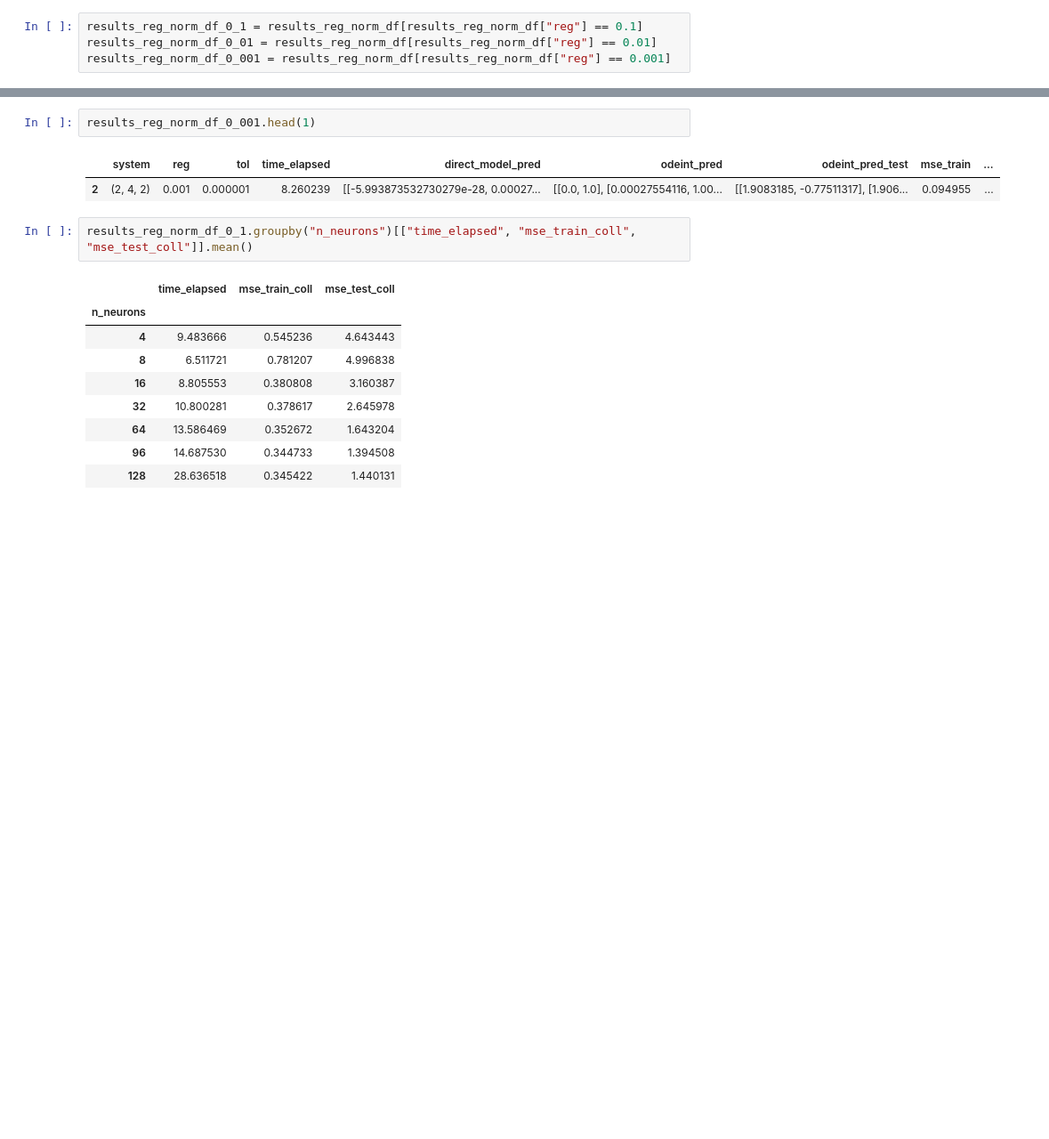
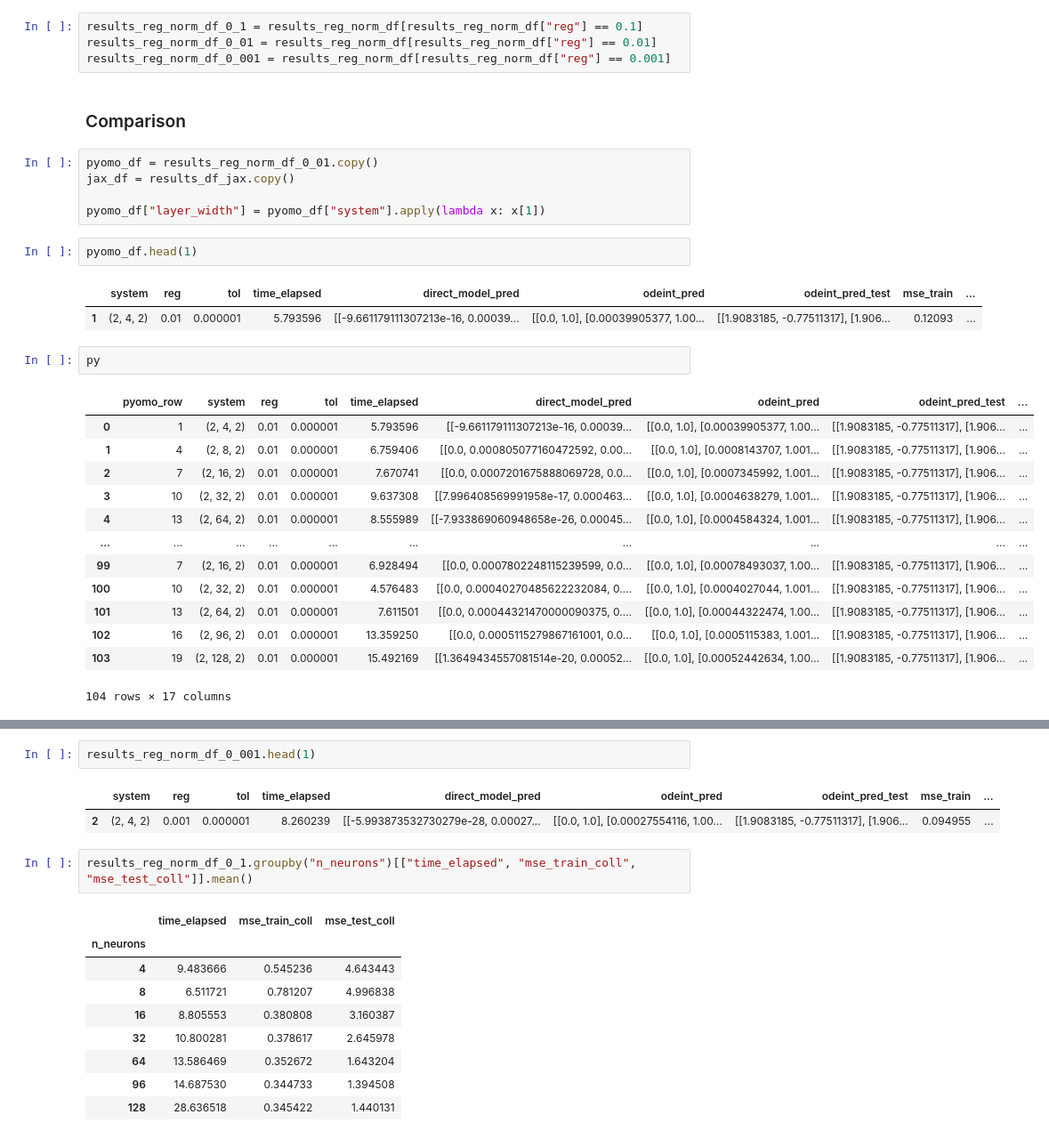
Before and after one commit to mariashapo/NODE, a Jupyter notebook: src/analysis/synthetic/net_size.ipynb, the cells around one changed output, grey strips where cells are left out. Shown at 89% size. Cells and saved outputs as stored; diff of their text form; blank space fills up the shorter version.

```diff
--- a/src/analysis/synthetic/net_size.ipynb
+++ b/src/analysis/synthetic/net_size.ipynb
@@ -30,3 +51,31 @@ Loaded 15 files from results/pyomo_vdp_150226
 results_reg_norm_df_0_1 = results_reg_norm_df[results_reg_norm_df["reg"] == 0.1]
 results_reg_norm_df_0_01 = results_reg_norm_df[results_reg_norm_df["reg"] == 0.01]
 results_reg_norm_df_0_001 = results_reg_norm_df[results_reg_norm_df["reg"] == 0.001]
+# %% [markdown]
+### Comparison
+# %%
+pyomo_df = results_reg_norm_df_0_01.copy()
+jax_df = results_df_jax.copy()
+
+pyomo_df["layer_width"] = pyomo_df["system"].apply(lambda x: x[1])
+# %%
+pyomo_df.head(1)
+# %% [output]
+|  | system | reg | tol | time_elapsed | direct_model_pred | odeint_pred | odeint_pred_test | mse_train | ... |
+| 1 | (2, 4, 2) | 0.01 | 0.000001 | 5.793596 | [[-9.661179111307213e-16, 0.00039... | [[0.0, 1.0], [0.00039905377, 1.00... | [[1.9083185, -0.77511317], [1.906... | 0.12093 | ... |
+# %%
+py
+# %% [output]
+|  | pyomo_row | system | reg | tol | time_elapsed | direct_model_pred | odeint_pred | odeint_pred_test | ... |
+| 0 | 1 | (2, 4, 2) | 0.01 | 0.000001 | 5.793596 | [[-9.661179111307213e-16, 0.00039... | [[0.0, 1.0], [0.00039905377, 1.00... | [[1.9083185, -0.77511317], [1.906... | ... |
+| 1 | 4 | (2, 8, 2) | 0.01 | 0.000001 | 6.759406 | [[0.0, 0.000805077160472592, 0.00... | [[0.0, 1.0], [0.0008143707, 1.001... | [[1.9083185, -0.77511317], [1.906... | ... |
+| 2 | 7 | (2, 16, 2) | 0.01 | 0.000001 | 7.670741 | [[0.0, 0.0007201675888069728, 0.0... | [[0.0, 1.0], [0.0007345992, 1.001... | [[1.9083185, -0.77511317], [1.906... | ... |
+| 3 | 10 | (2, 32, 2) | 0.01 | 0.000001 | 9.637308 | [[7.996408569991958e-17, 0.000463... | [[0.0, 1.0], [0.0004638279, 1.001... | [[1.9083185, -0.77511317], [1.906... | ... |
+| 4 | 13 | (2, 64, 2) | 0.01 | 0.000001 | 8.555989 | [[-7.933869060948658e-26, 0.00045... | [[0.0, 1.0], [0.0004584324, 1.001... | [[1.9083185, -0.77511317], [1.906... | ... |
+| ... | ... | ... | ... | ... | ... | ... | ... | ... | ... |
+| 99 | 7 | (2, 16, 2) | 0.01 | 0.000001 | 6.928494 | [[0.0, 0.0007802248115239599, 0.0... | [[0.0, 1.0], [0.00078493037, 1.00... | [[1.9083185, -0.77511317], [1.906... | ... |
+| 100 | 10 | (2, 32, 2) | 0.01 | 0.000001 | 4.576483 | [[0.0, 0.00040270485622232084, 0.... | [[0.0, 1.0], [0.0004027044, 1.001... | [[1.9083185, -0.77511317], [1.906... | ... |
+| 101 | 13 | (2, 64, 2) | 0.01 | 0.000001 | 7.611501 | [[0.0, 0.00044321470000090375, 0.... | [[0.0, 1.0], [0.00044322474, 1.00... | [[1.9083185, -0.77511317], [1.906... | ... |
+| 102 | 16 | (2, 96, 2) | 0.01 | 0.000001 | 13.359250 | [[0.0, 0.0005115279867161001, 0.0... | [[0.0, 1.0], [0.0005115383, 1.001... | [[1.9083185, -0.77511317], [1.906... | ... |
+| 103 | 19 | (2, 128, 2) | 0.01 | 0.000001 | 15.492169 | [[1.3649434557081514e-20, 0.00052... | [[0.0, 1.0], [0.00052442634, 1.00... | [[1.9083185, -0.77511317], [1.906... | ... |
+104 rows × 17 columns
```
Also changed, not shown: parts of 7 cells of this notebook, 4 other files.
